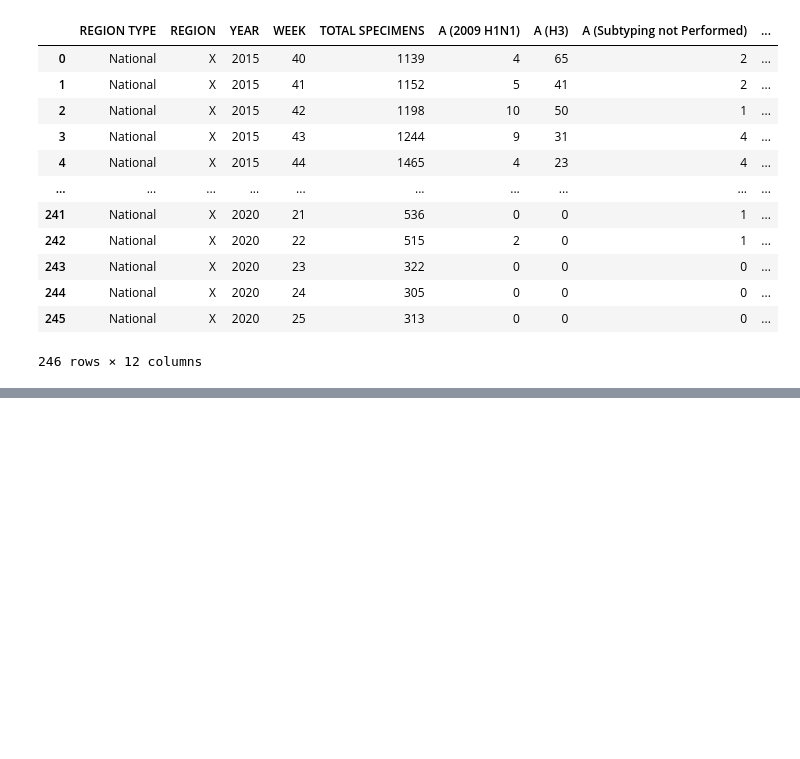
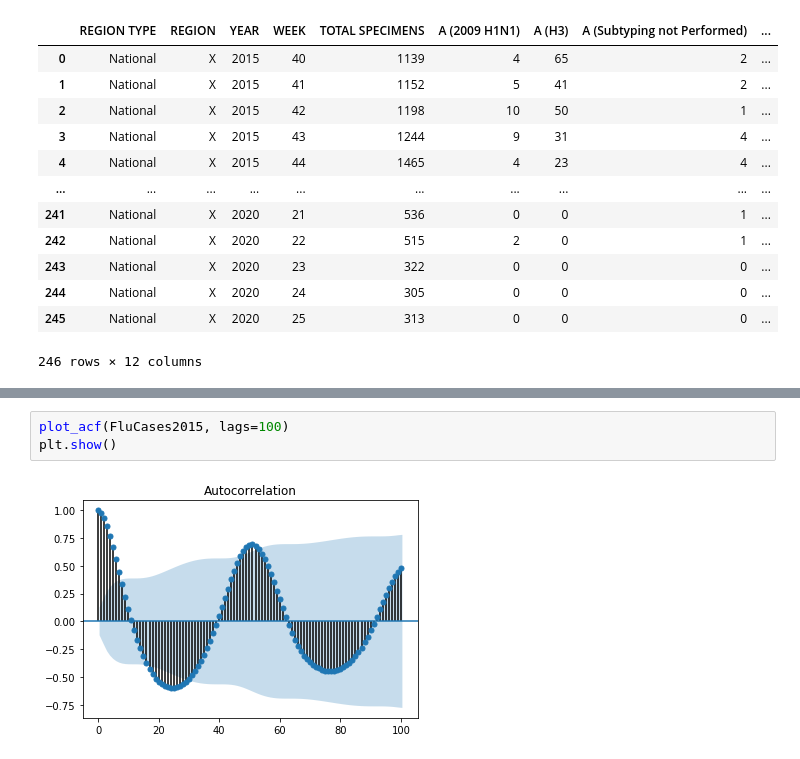
Before and after one commit to mjwolfe91/QTW-CaseStudy4, a Jupyter notebook: FluForecasting.ipynb, the cells around one changed output, grey strips where cells are left out. Cells and saved outputs as stored; diff of their text form; blank space fills up the shorter version.

```diff
--- a/FluForecasting.ipynb
+++ b/FluForecasting.ipynb
@@ -38,0 +85,5 @@ flu2010
+# %%
+plot_acf(FluCases2015, lags=100)
+plt.show()
+# %% [output]
+[figure, added]
```
Also changed, not shown: parts of 11 cells of this notebook.
